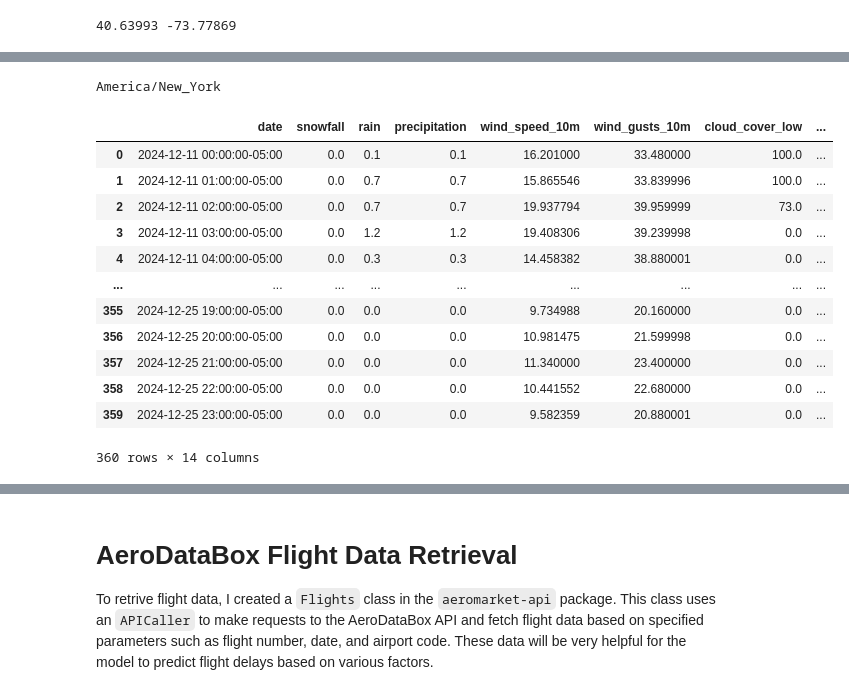
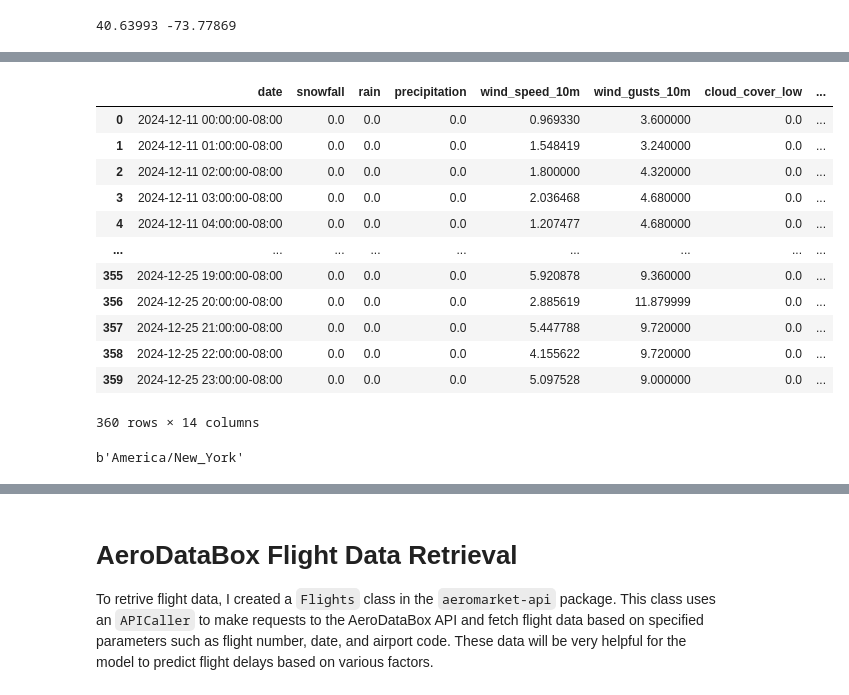
Before and after one commit to rashdul/flight-delay-prediction, a Jupyter notebook: notebooks/02_data_needed_discovery.ipynb, the cells around one changed output, grey strips where cells are left out. Cells and saved outputs as stored; diff of their text form; code cells hidden in the pictures.

```diff
--- a/notebooks/02_data_needed_discovery.ipynb
+++ b/notebooks/02_data_needed_discovery.ipynb
@@ -52,25 +91,39 @@ if airport:
 # %%
 api_caller_weather = OpenMeteoAPICaller()
 weather_data = Weather(
     api_caller=api_caller_weather,
-    airport_icao="KJFK",
+    airport_code="KJFK",
     start_date="2024-12-11",
     end_date="2024-12-25",
+    code_type="ICAO",
 )
 weather_df = weather_data.to_hourly_dataframe()
 weather_df
 # %% [output]
+|  | date | snowfall | rain | precipitation | wind_speed_10m | wind_gusts_10m | cloud_cover_low | ... |
+| 0 | 2024-12-11 00:00:00-08:00 | 0.0 | 0.0 | 0.0 | 0.969330 | 3.600000 | 0.0 | ... |
+| 1 | 2024-12-11 01:00:00-08:00 | 0.0 | 0.0 | 0.0 | 1.548419 | 3.240000 | 0.0 | ... |
+| 2 | 2024-12-11 02:00:00-08:00 | 0.0 | 0.0 | 0.0 | 1.800000 | 4.320000 | 0.0 | ... |
+| 3 | 2024-12-11 03:00:00-08:00 | 0.0 | 0.0 | 0.0 | 2.036468 | 4.680000 | 0.0 | ... |
+| 4 | 2024-12-11 04:00:00-08:00 | 0.0 | 0.0 | 0.0 | 1.207477 | 4.680000 | 0.0 | ... |
+| ... | ... | ... | ... | ... | ... | ... | ... | ... |
+| 355 | 2024-12-25 19:00:00-08:00 | 0.0 | 0.0 | 0.0 | 5.920878 | 9.360000 | 0.0 | ... |
+| 356 | 2024-12-25 20:00:00-08:00 | 0.0 | 0.0 | 0.0 | 2.885619 | 11.879999 | 0.0 | ... |
+| 357 | 2024-12-25 21:00:00-08:00 | 0.0 | 0.0 | 0.0 | 5.447788 | 9.720000 | 0.0 | ... |
+| 358 | 2024-12-25 22:00:00-08:00 | 0.0 | 0.0 | 0.0 | 4.155622 | 9.720000 | 0.0 | ... |
+| 359 | 2024-12-25 23:00:00-08:00 | 0.0 | 0.0 | 0.0 | 5.097528 | 9.000000 | 0.0 | ... |
-America/New_York
+360 rows × 14 columns
-|  | date | snowfall | rain | precipitation | wind_speed_10m | wind_gusts_10m | cloud_cover_low | ... |
-| 0 | 2024-12-11 00:00:00-05:00 | 0.0 | 0.1 | 0.1 | 16.201000 | 33.480000 | 100.0 | ... |
-| 1 | 2024-12-11 01:00:00-05:00 | 0.0 | 0.7 | 0.7 | 15.865546 | 33.839996 | 100.0 | ... |
-| 2 | 2024-12-11 02:00:00-05:00 | 0.0 | 0.7 | 0.7 | 19.937794 | 39.959999 | 73.0 | ... |
-| 3 | 2024-12-11 03:00:00-05:00 | 0.0 | 1.2 | 1.2 | 19.408306 | 39.239998 | 0.0 | ... |
-| 4 | 2024-12-11 04:00:00-05:00 | 0.0 | 0.3 | 0.3 | 14.458382 | 38.880001 | 0.0 | ... |
-| ... | ... | ... | ... | ... | ... | ... | ... | ... |
-| 355 | 2024-12-25 19:00:00-05:00 | 0.0 | 0.0 | 0.0 | 9.734988 | 20.160000 | 0.0 | ... |
-| 356 | 2024-12-25 20:00:00-05:00 | 0.0 | 0.0 | 0.0 | 10.981475 | 21.599998 | 0.0 | ... |
-| 357 | 2024-12-25 21:00:00-05:00 | 0.0 | 0.0 | 0.0 | 11.340000 | 23.400000 | 0.0 | ... |
-| 358 | 2024-12-25 22:00:00-05:00 | 0.0 | 0.0 | 0.0 | 10.441552 | 22.680000 | 0.0 | ... |
-| 359 | 2024-12-25 23:00:00-05:00 | 0.0 | 0.0 | 0.0 | 9.582359 | 20.880001 | 0.0 | ... |
-360 rows × 14 columns
+# %%
+airports = ["JFK", "LAX", "LHR", "CDG", "HND", "DXB", "SIN", "SYD", "FRA", "AMS"]
+api_caller_weather = OpenMeteoAPICaller()
+weather = Weather(
+    api_caller=api_caller_weather,
+    airport_code=airports,
+    start_date="2024-12-11",
+    end_date="2024-12-25",
+    code_type="IATA",
+)
+hourly = weather.fetch()
+print(hourly[0].Timezone())
+# %% [output]
+b'America/New_York'
```
Also changed, not shown: parts of 4 cells of this notebook, 3 other files.
